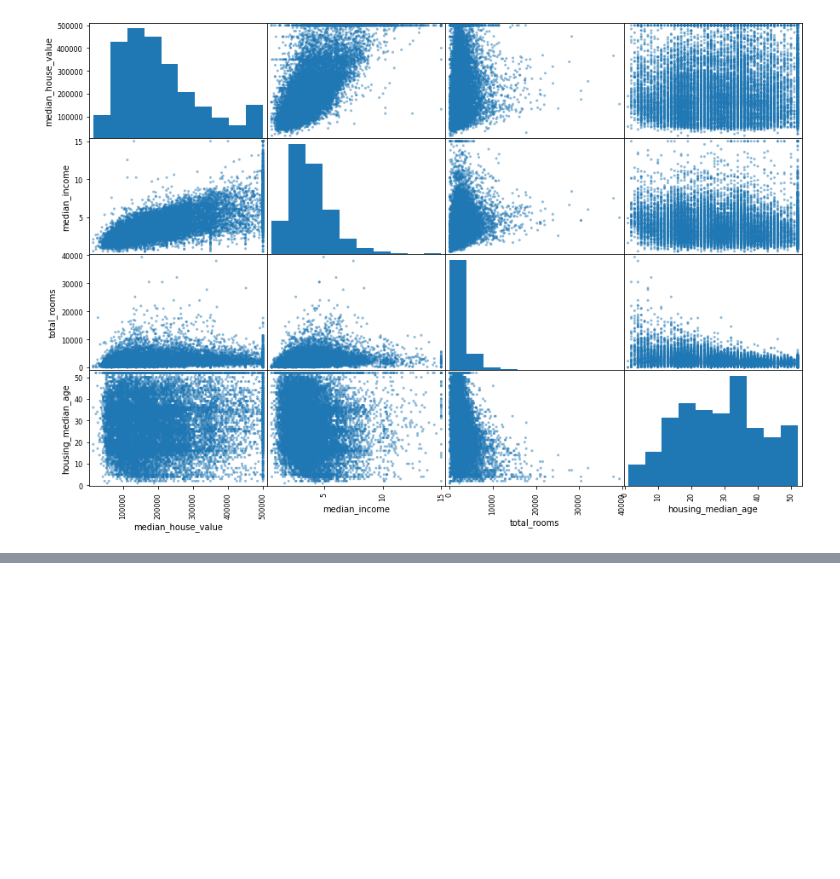
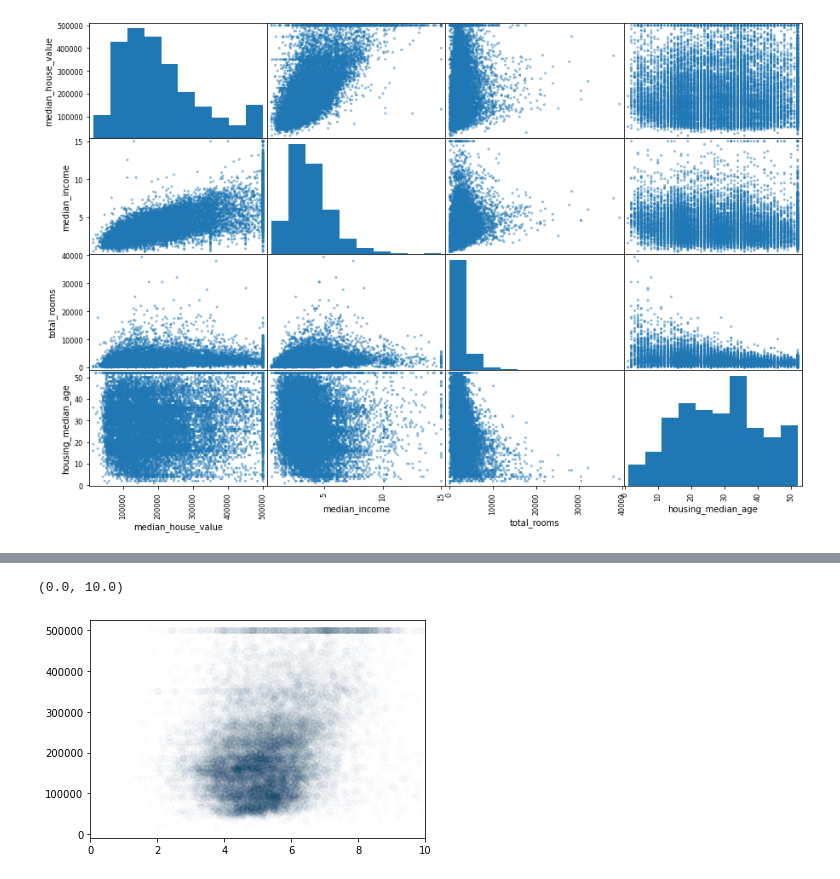
Before and after one commit to mattslatt/practice_projects, a Jupyter notebook: notebooks/ca_housing_prices.ipynb, the cells around one changed output, grey strips where cells are left out. Cells and saved outputs as stored; diff of their text form; code cells hidden in the pictures; blank space fills up the shorter version.

```diff
--- a/notebooks/ca_housing_prices.ipynb
+++ b/notebooks/ca_housing_prices.ipynb
@@ -163,0 +217,11 @@ scatter_matrix(housing[features], figsize = [15,10]);
+# %%
+# clearly there are outliers among the extracted features, e.g. 130 room household worth
+# 180k?
+
+fig, ax = plt.subplots()
+ax.scatter(housing['rooms_per_household'], housing['median_house_value'], alpha=0.01, ec='black')
+# ax.scatter(housing['population_per_household'], housing['median_house_value'], alpha=0.1)
+ax.set_xlim(0,10)
+# %% [output]
+(0.0, 10.0)
+[figure, added]
```
Also changed, not shown: parts of 15 cells of this notebook.
